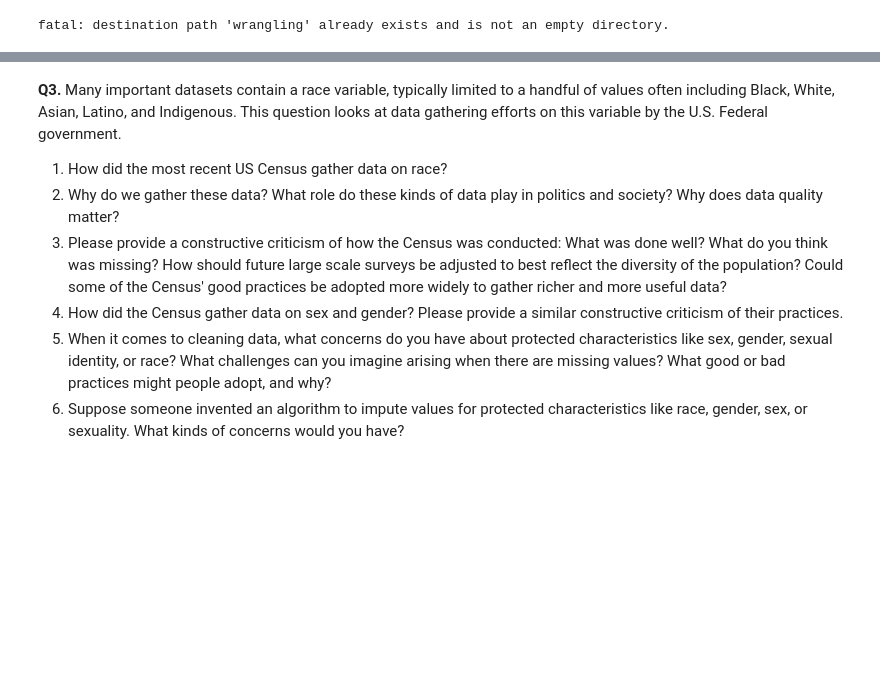
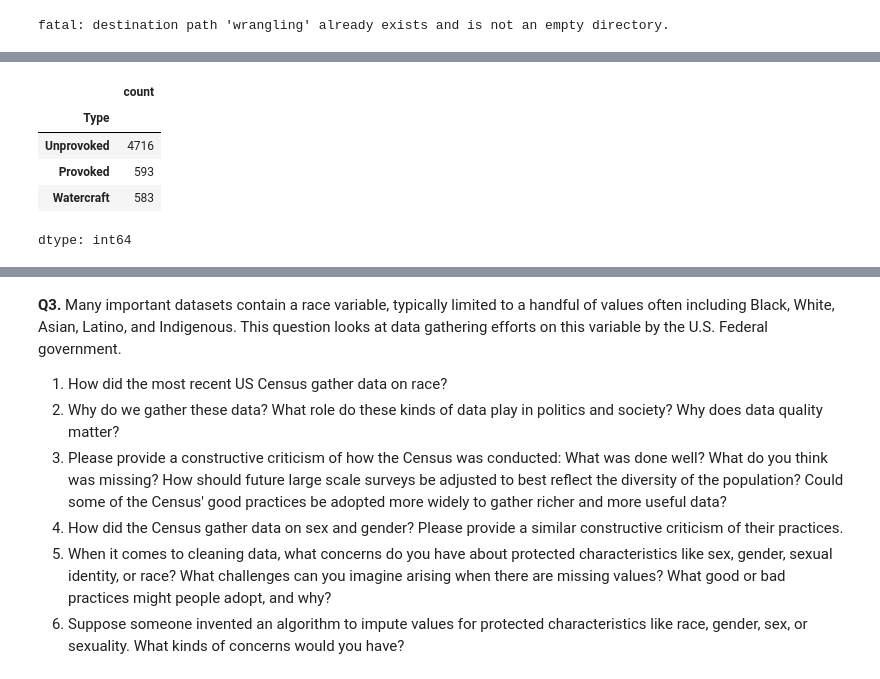
Before and after one commit to l-e13/wrangling, a Jupyter notebook: assignment/assignment.ipynb, the cells around one changed output, grey strips where cells are left out. Cells and saved outputs as stored; diff of their text form; code cells hidden in the pictures; blank space fills up the shorter version.

```diff
--- a/assignment/assignment.ipynb
+++ b/assignment/assignment.ipynb
@@ -53,0 +87,19 @@ dtype: object
+# %%
+sharks_cleaned = sharks["Type"].replace({"Invalid": np.nan,
+                        "Unconfirmed": np.nan,
+                        "Unverified": np.nan,
+                        "Under investigation": np.nan,
+                        "Boatomg": "Watercraft",
+                        "Questionable": np.nan,
+                        "Sea Disaster": "Watercraft",
+                        "Boat": "Watercraft",
+                        "Boating": "Watercraft"
+                        })
+sharks_cleaned.value_counts() # regrouped the types to fit into three categories and got rid of questionable data
+# %% [output]
+|  | count |
+| Type |  |
+| Unprovoked | 4716 |
+| Provoked | 593 |
+| Watercraft | 583 |
+dtype: int64
```
Also changed, not shown: parts of 7 cells of this notebook.
